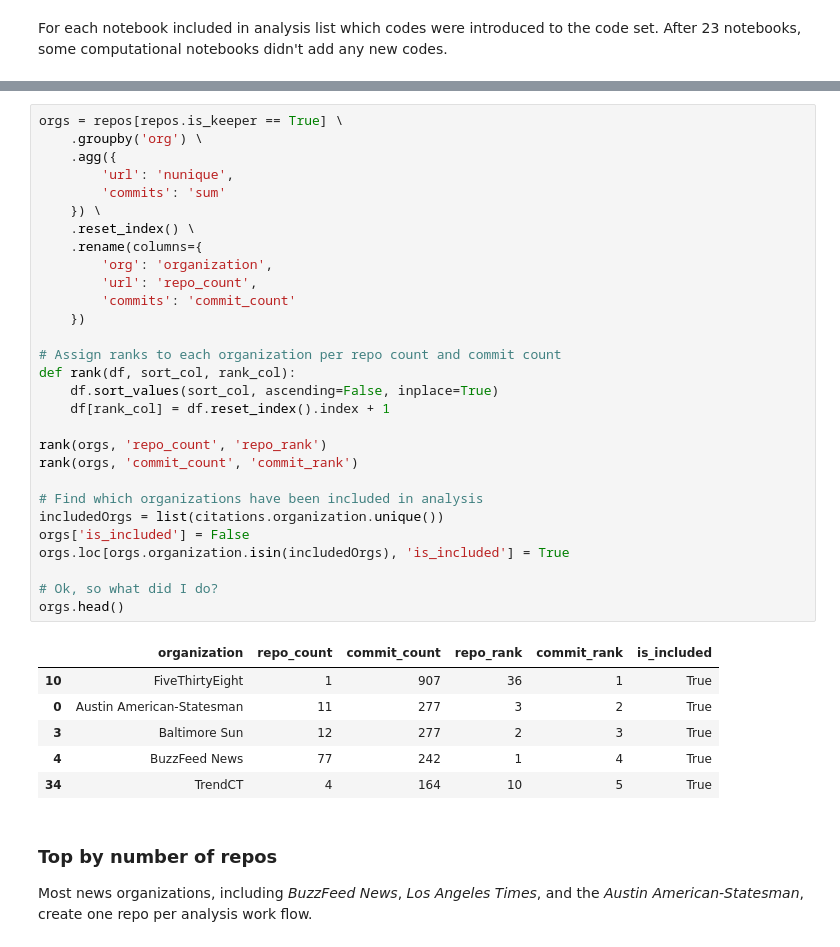
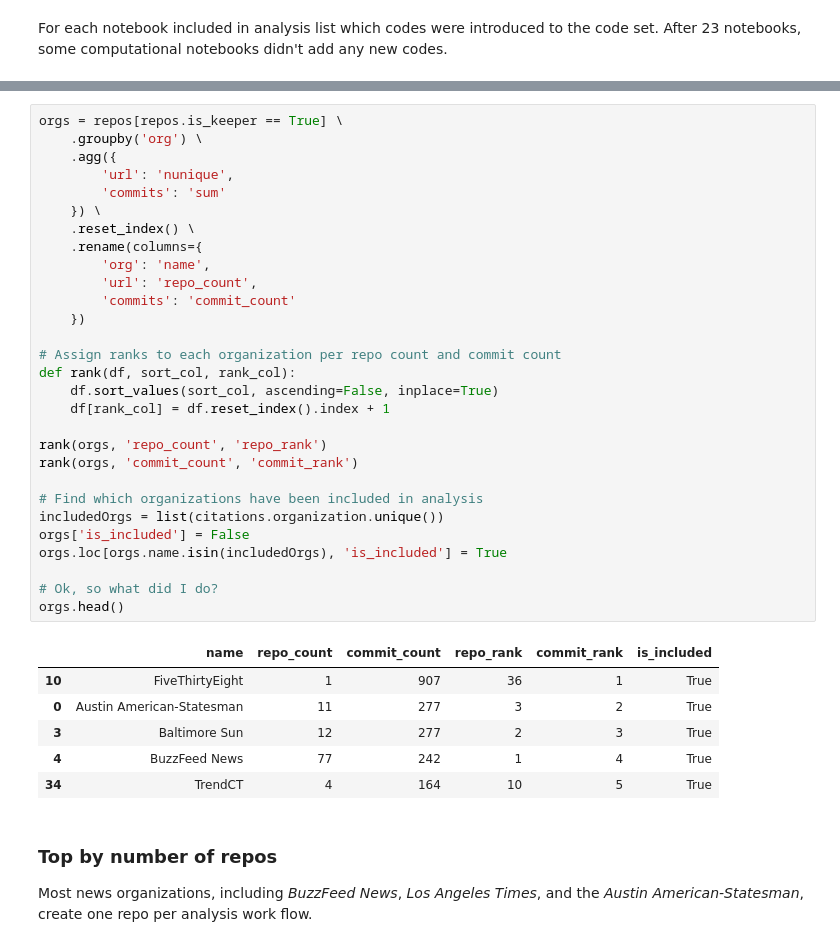
Before and after one commit to steve-kasica/table-scraps, a Jupyter notebook: summary.ipynb, the cells around one changed output, grey strips where cells are left out. Saved outputs shown, nothing was run; the diff lists cells and outputs as text.

```diff
--- a/summary.ipynb
+++ b/summary.ipynb
@@ -228,34 +257,34 @@ We ranked these organizations by two metrics: those with the most separate repos
 # %%
 orgs = repos[repos.is_keeper == True] \
     .groupby('org') \
     .agg({
         'url': 'nunique',
         'commits': 'sum'
     }) \
     .reset_index() \
     .rename(columns={
-        'org': 'organization',
+        'org': 'name',
         'url': 'repo_count',
         'commits': 'commit_count'
     })
 
 # Assign ranks to each organization per repo count and commit count
 def rank(df, sort_col, rank_col):
     df.sort_values(sort_col, ascending=False, inplace=True)
     df[rank_col] = df.reset_index().index + 1
 
 rank(orgs, 'repo_count', 'repo_rank')
 rank(orgs, 'commit_count', 'commit_rank')
 
 # Find which organizations have been included in analysis
 includedOrgs = list(citations.organization.unique())
 orgs['is_included'] = False
-orgs.loc[orgs.organization.isin(includedOrgs), 'is_included'] = True
+orgs.loc[orgs.name.isin(includedOrgs), 'is_included'] = True
 
 # Ok, so what did I do?
 orgs.head()
 # %% [output]
-|  | organization | repo_count | commit_count | repo_rank | commit_rank | is_included |
+|  | name | repo_count | commit_count | repo_rank | commit_rank | is_included |
 | 10 | FiveThirtyEight | 1 | 907 | 36 | 1 | True |
 | 0 | Austin American-Statesman | 11 | 277 | 3 | 2 | True |
 | 3 | Baltimore Sun | 12 | 277 | 2 | 3 | True |
```
Also changed, not shown: parts of 27 cells of this notebook, 3 other files.
